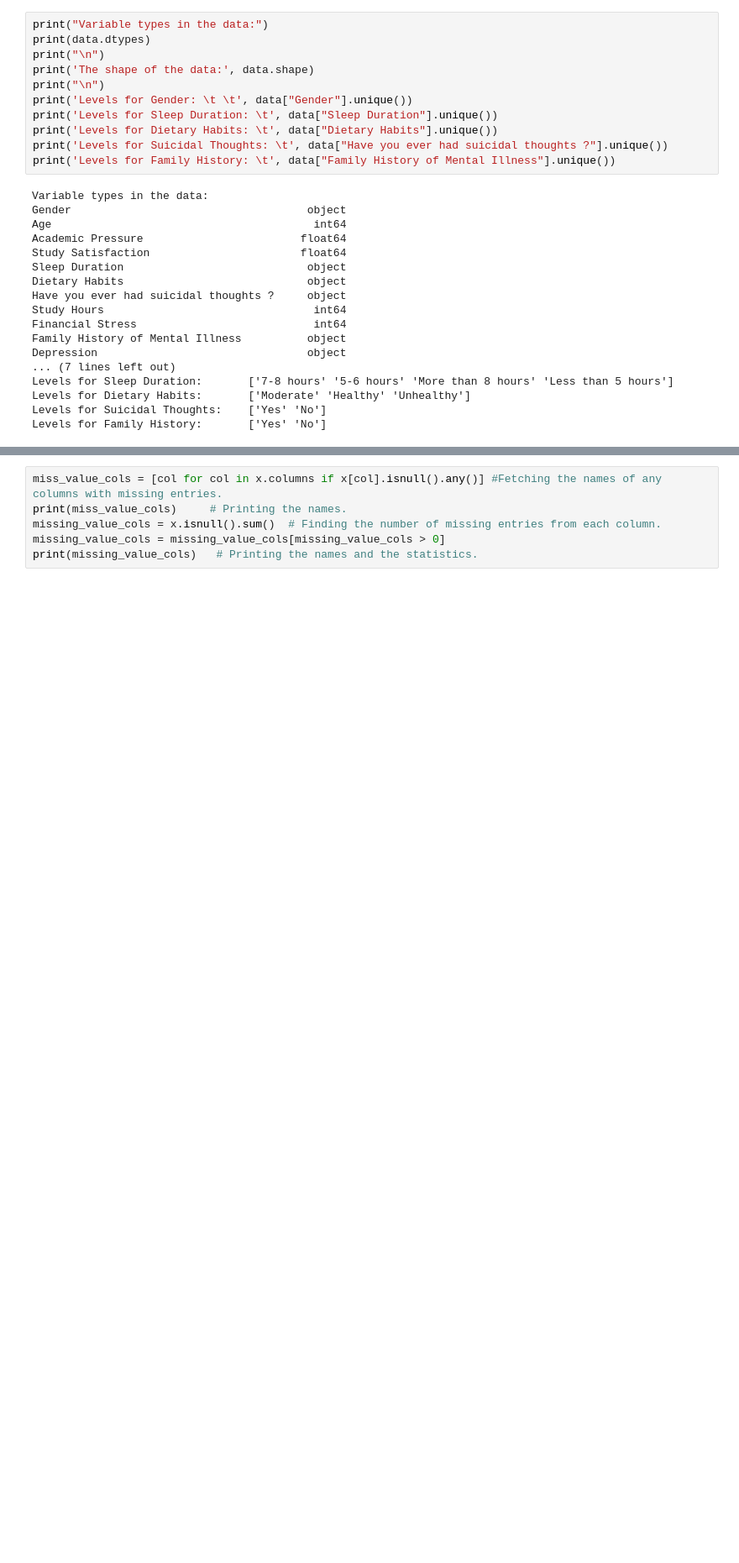
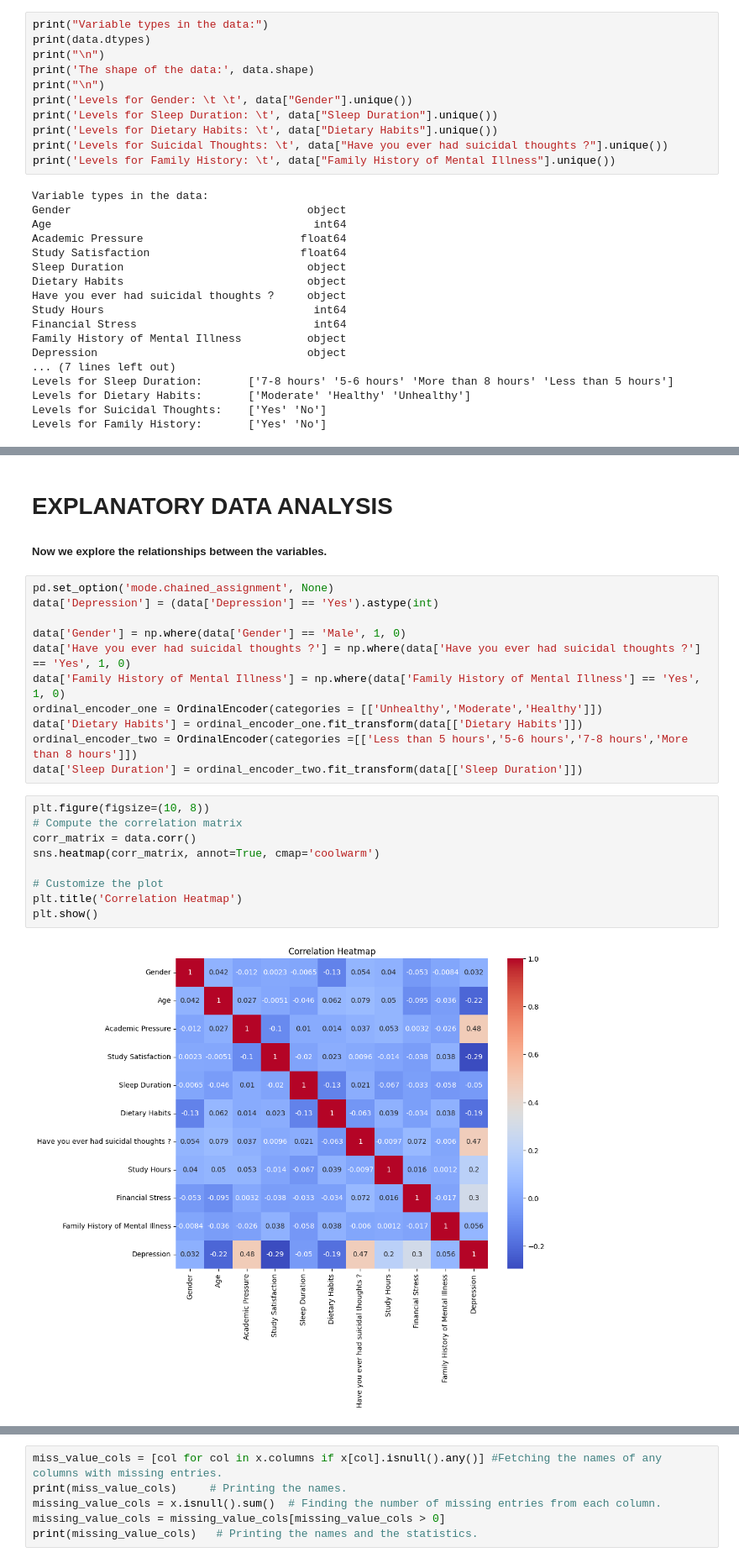
Before and after one commit to Karabo20Tigedi/Learning_Python_And_R_via_Binder, a Jupyter notebook: Student Depression predictions and analysis.ipynb, the cells around one changed output, grey strips where cells are left out. Shown: that part at 84% size. Saved outputs shown, nothing was run; the diff lists cells and outputs as text; blank space fills up the shorter version.

```diff
--- a/Student Depression predictions and analysis.ipynb
+++ b/Student Depression predictions and analysis.ipynb
@@ -63,0 +68,26 @@ Levels for Family History:       ['Yes' 'No']
+# %% [markdown]
+# EXPLANATORY DATA ANALYSIS
+
+##### Now we explore the relationships between the variables.
+# %%
+pd.set_option('mode.chained_assignment', None)
+data['Depression'] = (data['Depression'] == 'Yes').astype(int)
+
+data['Gender'] = np.where(data['Gender'] == 'Male', 1, 0)
+data['Have you ever had suicidal thoughts ?'] = np.where(data['Have you ever had suicidal thoughts ?'] == 'Yes', 1, 0)
+data['Family History of Mental Illness'] = np.where(data['Family History of Mental Illness'] == 'Yes', 1, 0)
+ordinal_encoder_one = OrdinalEncoder(categories = [['Unhealthy','Moderate','Healthy']])
+data['Dietary Habits'] = ordinal_encoder_one.fit_transform(data[['Dietary Habits']])
+ordinal_encoder_two = OrdinalEncoder(categories =[['Less than 5 hours','5-6 hours','7-8 hours','More than 8 hours']])
+data['Sleep Duration'] = ordinal_encoder_two.fit_transform(data[['Sleep Duration']])
+# %%
+plt.figure(figsize=(10, 8))
+# Compute the correlation matrix
+corr_matrix = data.corr()
+sns.heatmap(corr_matrix, annot=True, cmap='coolwarm')
+
+# Customize the plot
+plt.title('Correlation Heatmap')
+plt.show()
+# %% [output]
+[figure, added]
```
Also changed, not shown: parts of 6 cells of this notebook.
